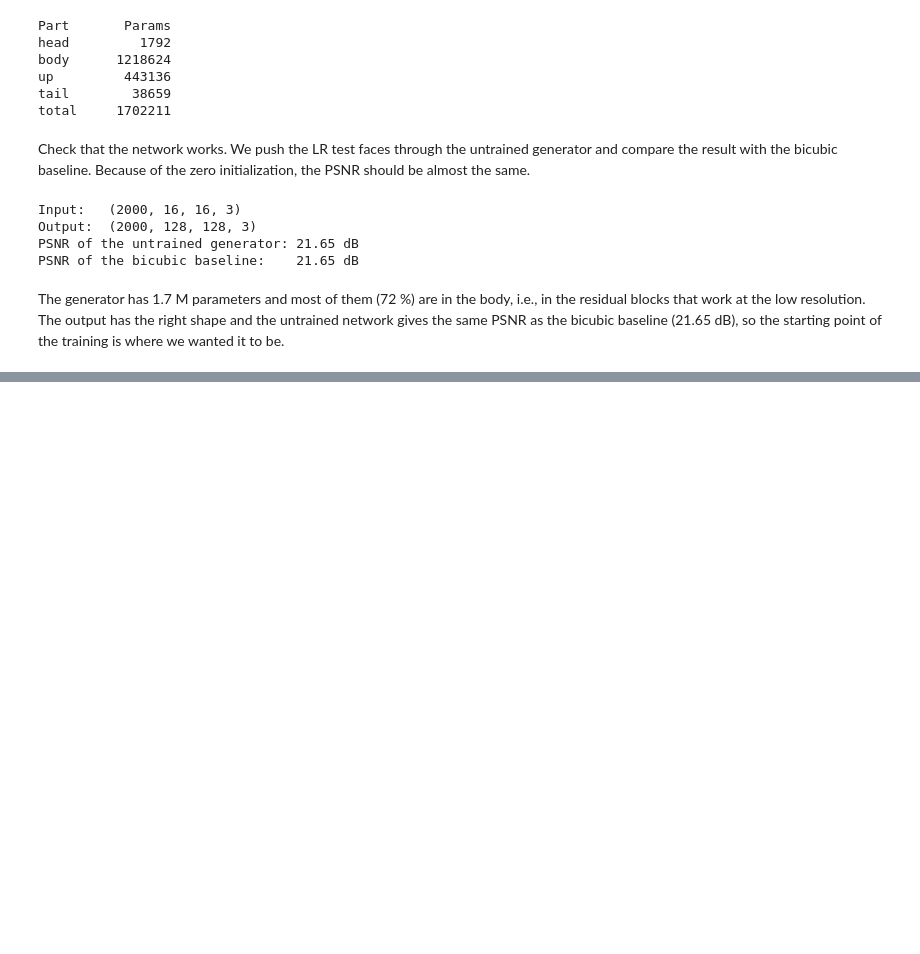
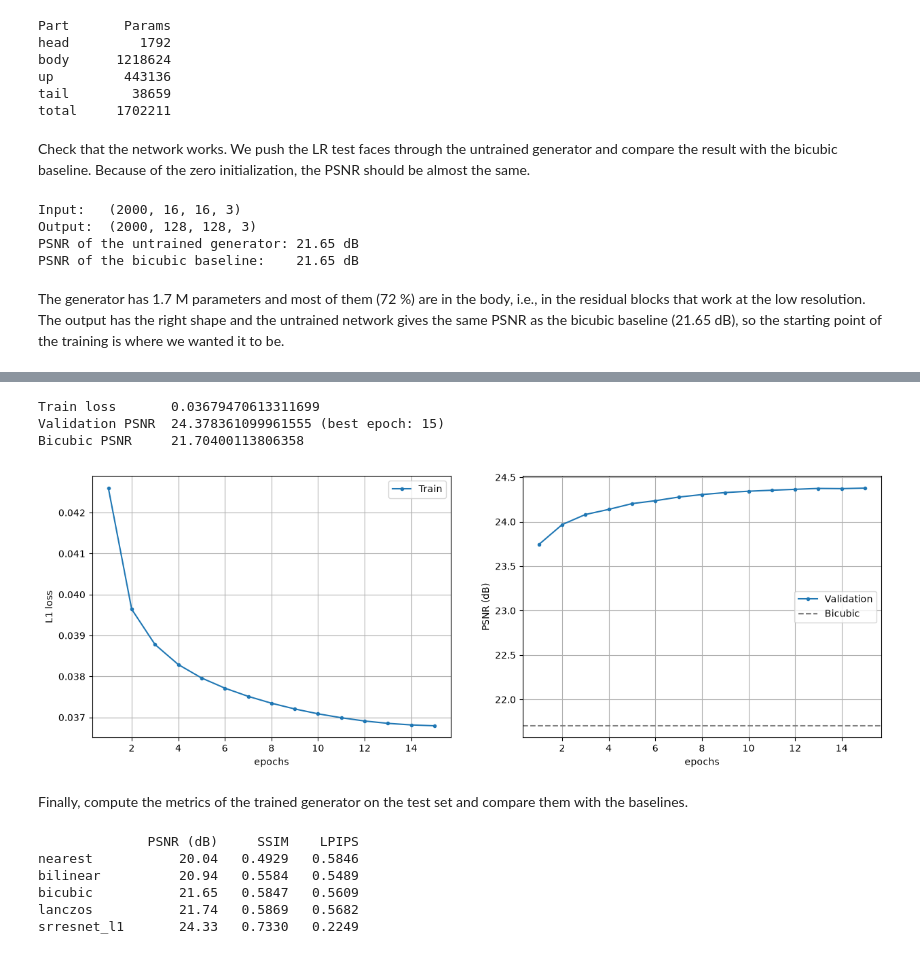
Before and after one commit to tortorino/facecast, a Jupyter notebook: facecast.ipynb, the cells around one changed output, grey strips where cells are left out. Drawn from its saved outputs; the diff is of its cells as text; code cells hidden in the pictures; blank space fills up the shorter version.

Commit message:
Added training for l1

```diff
--- a/facecast.ipynb
+++ b/facecast.ipynb
@@ -425,0 +441,26 @@ The generator has 1.7 M parameters and most of them (72 %) are in the body, i.e.
+# %%
+# Validation data (the LR inputs are computed once)
+hr_val_u8 = np.array(hr_val)
+lr_val = np.concatenate([to_u8(degrade(to_tensor(hr_val[ii:ii+100]))) for ii in range(0, len(hr_val), 100)])
+
+def validate(model):
+    # Mean PSNR on the validation set
+    return psnr(model_upscale(model, lr_val), hr_val_u8).mean()
+
+def batches(data, batch_size):
+    # Go through the data in a random order (the last incomplete batch is dropped)
+    order = np.random.permutation(len(data))
+    for ii in range(0, len(data) - batch_size + 1, batch_size):
+        # Sorted indices are read faster from the disk
+        idx = np.sort(order[ii:ii+batch_size])
+        hr = to_tensor(data[idx])
+        # Flip half of the batch horizontally
+        flip = torch.rand(len(hr), device=device) < 0.5
+        yield torch.where(flip[:, None, None, None], hr.flip(-1), hr)
+
+# Reference: the bicubic baseline on the validation set
+val_bicubic = psnr(cv2_upscale(lr_val, cv2.INTER_CUBIC), hr_val_u8).mean()
+
+print('Validation set:          ', lr_val.shape, '->', hr_val_u8.shape)
+print('Validation PSNR bicubic:  %.2f dB' % val_bicubic)
+print('Validation PSNR untrained: %.2f dB' % validate(generator))
@@ -425,0 +556,41 @@ The generator has 1.7 M parameters and most of them (72 %) are in the body, i.e.
+# %%
+# Show training history
+h = history
+epochs_range = range(1, len(h['loss']) + 1)
+
+plt.figure(figsize=(15, 5))
+plt.subplot(121), plt.plot(epochs_range, h['loss'], '.-')
+plt.grid(True), plt.xlabel('epochs'), plt.ylabel('L1 loss')
+plt.legend(['Train'])
+plt.subplot(122), plt.plot(epochs_range, h['val_psnr'], '.-')
+plt.axhline(val_bicubic, color='gray', linestyle='--')
+plt.grid(True), plt.xlabel('epochs'), plt.ylabel('PSNR (dB)')
+plt.legend(['Validation', 'Bicubic'])
+
+print('Train loss      ', h['loss'][-1])
+print('Validation PSNR ', max(h['val_psnr']), '(best epoch: %d)' % (np.argmax(h['val_psnr']) + 1))
+print('Bicubic PSNR    ', val_bicubic)
+# %% [output]
+Train loss       0.03679470613311699
+Validation PSNR  24.378361099961555 (best epoch: 15)
+Bicubic PSNR     21.70400113806358
+[figure, added]
+# %% [markdown]
+Finally, compute the metrics of the trained generator on the test set and compare them with the baselines.
+# %%
+# Evaluate the trained generator on the test set
+sr_l1 = model_upscale(generator, lr_test)
+results['srresnet_l1'] = {'psnr': psnr(sr_l1, hr_test_u8).mean(),
+                          'ssim': ssim(sr_l1, hr_test_u8).mean(),
+                          'lpips': lpips_dist(sr_l1, hr_test_u8).mean()}
+
+print('%-12s %10s %8s %8s' % ('', 'PSNR (dB)', 'SSIM', 'LPIPS'))
+for name, r in results.items():
+    print('%-12s %10.2f %8.4f %8.4f' % (name, r['psnr'], r['ssim'], r['lpips']))
+# %% [output]
+              PSNR (dB)     SSIM    LPIPS
+nearest           20.04   0.4929   0.5846
+bilinear          20.94   0.5584   0.5489
+bicubic           21.65   0.5847   0.5609
+lanczos           21.74   0.5869   0.5682
+srresnet_l1       24.33   0.7330   0.2249
```
Also changed, not shown: parts of 7 cells of this notebook, 1 other file.
